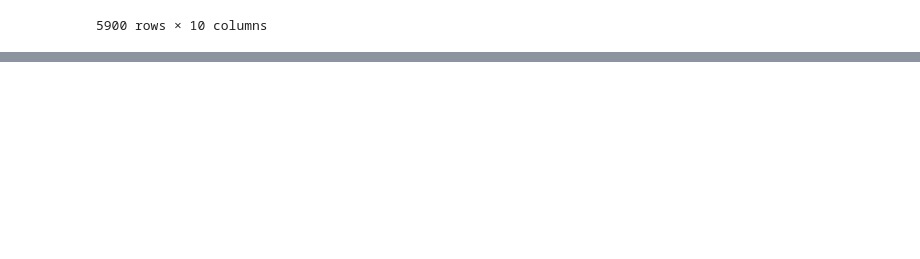
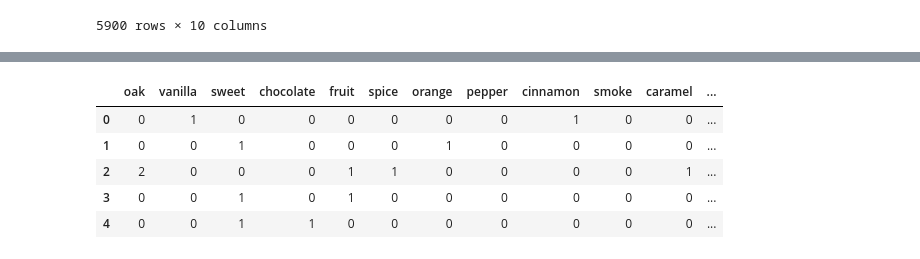
Before and after one commit to gspahlin/WhiskyAdvocate_ETL, a Jupyter notebook: whiskey_explore_and_clean.ipynb, the cells around one changed output, grey strips where cells are left out. Cells and saved outputs as stored; diff of their text form; code cells hidden in the pictures; blank space fills up the shorter version.

Commit message:
tables written out, utf bug fixed

```diff
--- a/whiskey_explore_and_clean.ipynb
+++ b/whiskey_explore_and_clean.ipynb
@@ -749,0 +794,10 @@ whis_df
+# %%
+#use the switcheroo
+
+a_ids = []
+
+switcheroo(a_list, a_ids, aut_rosetta)
+
+whis_df['author_id'] = a_ids
+
+whis_df.head()
@@ -749,0 +837,10 @@ whis_df
+# %%
+cat_list = whis_df['Category'].to_list()
+
+cat_ids = []
+
+switcheroo(cat_list, cat_ids, cat_rosetta)
+
+whis_df['category_id'] = cat_ids
+
+whis_df.tail()
@@ -749,0 +892,15 @@ whis_df
+# %%
+#write out vector descriptions table
+
+whis_ml_df['whiskey_id'] = whis_df['whiskey_id']
+
+vect_des = whis_ml_df.drop(columns = {'Percent_ABV', 'Price_USD'})
+#vect_des.to_csv('desktop/independant_projects/whiskey_data_scraper/vector_descriptions.csv', index = False)
+vect_des.head()
+# %% [output]
+|  | oak | vanilla | sweet | chocolate | fruit | spice | orange | pepper | cinnamon | smoke | caramel | ... |
+| 0 | 0 | 1 | 0 | 0 | 0 | 0 | 0 | 0 | 1 | 0 | 0 | ... |
+| 1 | 0 | 0 | 1 | 0 | 0 | 0 | 1 | 0 | 0 | 0 | 0 | ... |
+| 2 | 2 | 0 | 0 | 0 | 1 | 1 | 0 | 0 | 0 | 0 | 1 | ... |
+| 3 | 0 | 0 | 1 | 0 | 1 | 0 | 0 | 0 | 0 | 0 | 0 | ... |
+| 4 | 0 | 0 | 1 | 1 | 0 | 0 | 0 | 0 | 0 | 0 | 0 | ... |
```
Also changed, not shown: parts of 9 cells of this notebook.
